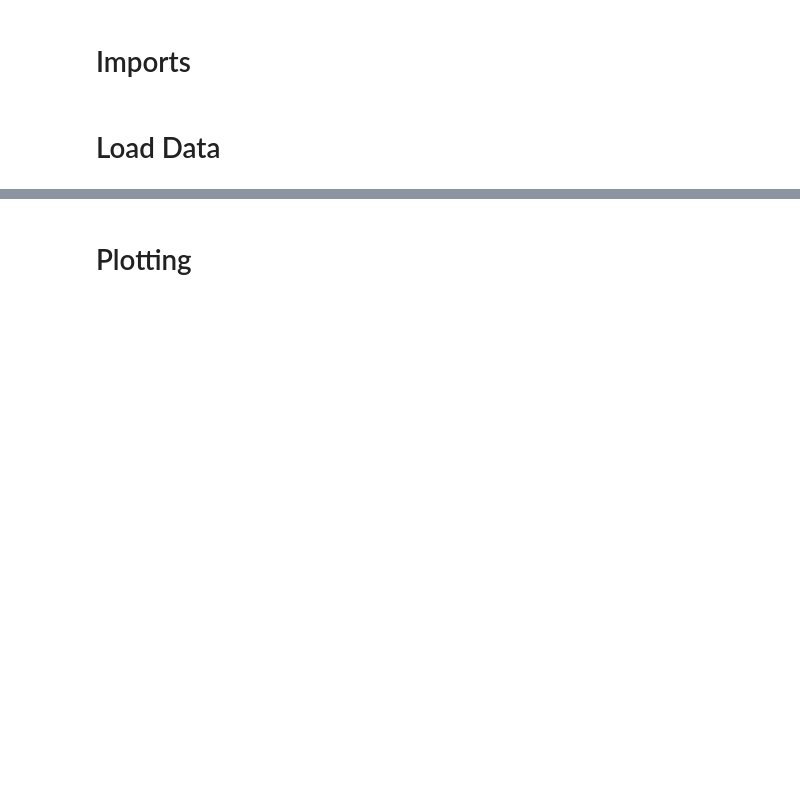
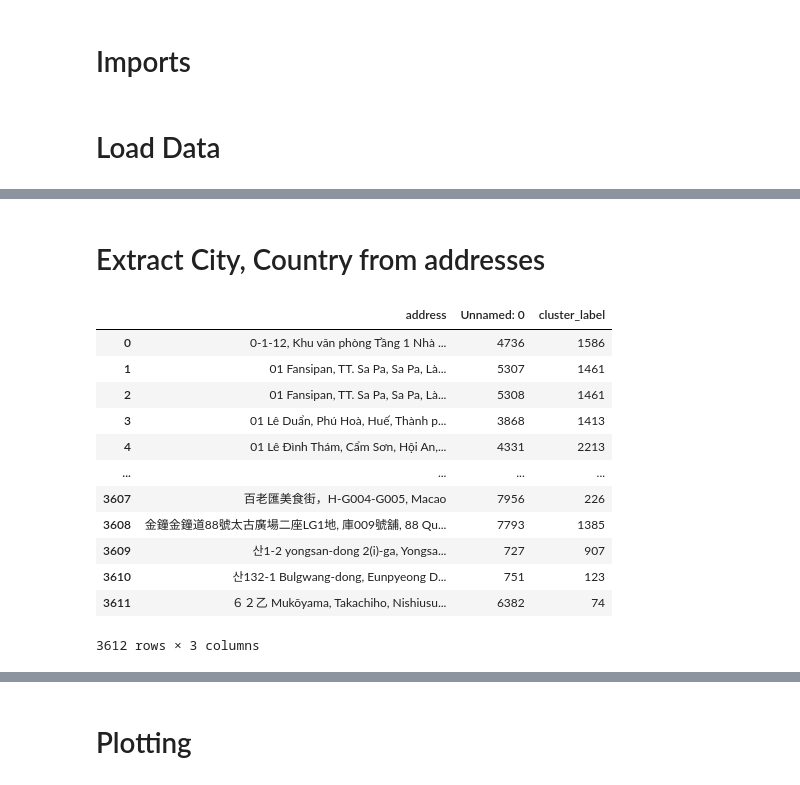
Before and after one commit to johnryanmcnally/tile_tracker_pipeline, a Jupyter notebook: data_handling/tile_data_playground.ipynb, the cells around one changed output, grey strips where cells are left out. Cells and saved outputs as stored; diff of their text form; code cells hidden in the pictures; blank space fills up the shorter version.

```diff
--- a/data_handling/tile_data_visualization.ipynb
+++ b/data_handling/tile_data_playground.ipynb
@@ -9,11 +9,16 @@ import plotly.express as px
 from plotly.subplots import make_subplots
 from plotly.graph_objects import Scattergeo
 
+# Native
+import json
+
 # Custom
 # Custom Functions
 import importlib
 import data_utils.utils
 importlib.reload(data_utils.utils)
 from data_utils.utils import cluster_data, reduce_clusters
+
+STAGEDDATAPATH = r'..\data\staged\\'
 # %% [markdown]
 # Load Data
@@ -31,0 +25,6 @@ df.head()
+# %%
+df = pd.read_csv(STAGEDDATAPATH + 'addresses.csv')
+with open(STAGEDDATAPATH + 'geocode_results.json', 'r') as f:
+    geocode_results = json.load(f)
+
+df.head()
@@ -31,0 +38,19 @@ df.head()
+# %% [markdown]
+# Extract City, Country from addresses
+# %%
+cdf = df.copy()
+cdf.groupby('address').first().reset_index()
+# %% [output]
+|  | address | Unnamed: 0 | cluster_label |
+| 0 | 0-1-12, Khu văn phòng Tầng 1 Nhà ... | 4736 | 1586 |
+| 1 | 01 Fansipan, TT. Sa Pa, Sa Pa, Là... | 5307 | 1461 |
+| 2 | 01 Fansipan, TT. Sa Pa, Sa Pa, Là... | 5308 | 1461 |
+| 3 | 01 Lê Duẩn, Phú Hoà, Huế, Thành p... | 3868 | 1413 |
+| 4 | 01 Lê Đình Thám, Cẩm Sơn, Hội An,... | 4331 | 2213 |
+| ... | ... | ... | ... |
+| 3607 | 百老匯美食街，H-G004-G005, Macao | 7956 | 226 |
+| 3608 | 金鐘金鐘道88號太古廣場二座LG1地, 庫009號舖, 88 Qu... | 7793 | 1385 |
+| 3609 | 산1-2 yongsan-dong 2(i)-ga, Yongsa... | 727 | 907 |
+| 3610 | 산132-1 Bulgwang-dong, Eunpyeong D... | 751 | 123 |
+| 3611 | ６２乙 Mukōyama, Takachiho, Nishiusu... | 6382 | 74 |
+3612 rows × 3 columns
```
Also changed, not shown: parts of 6 cells of this notebook, 2 other files.
